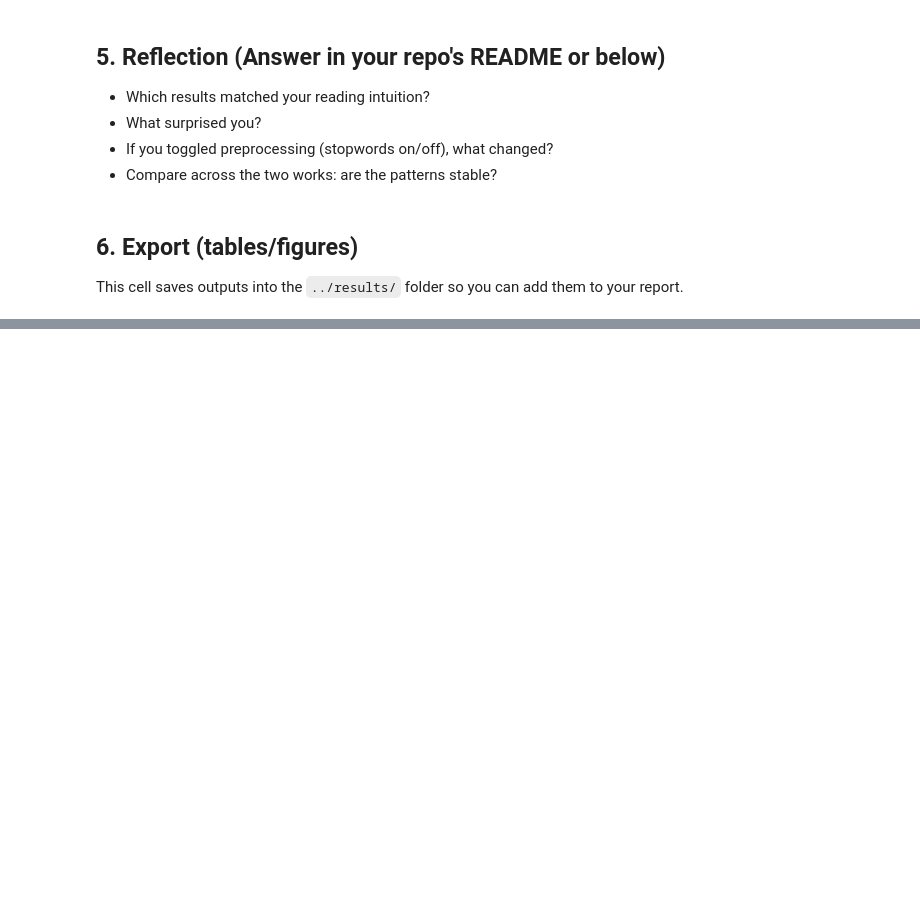
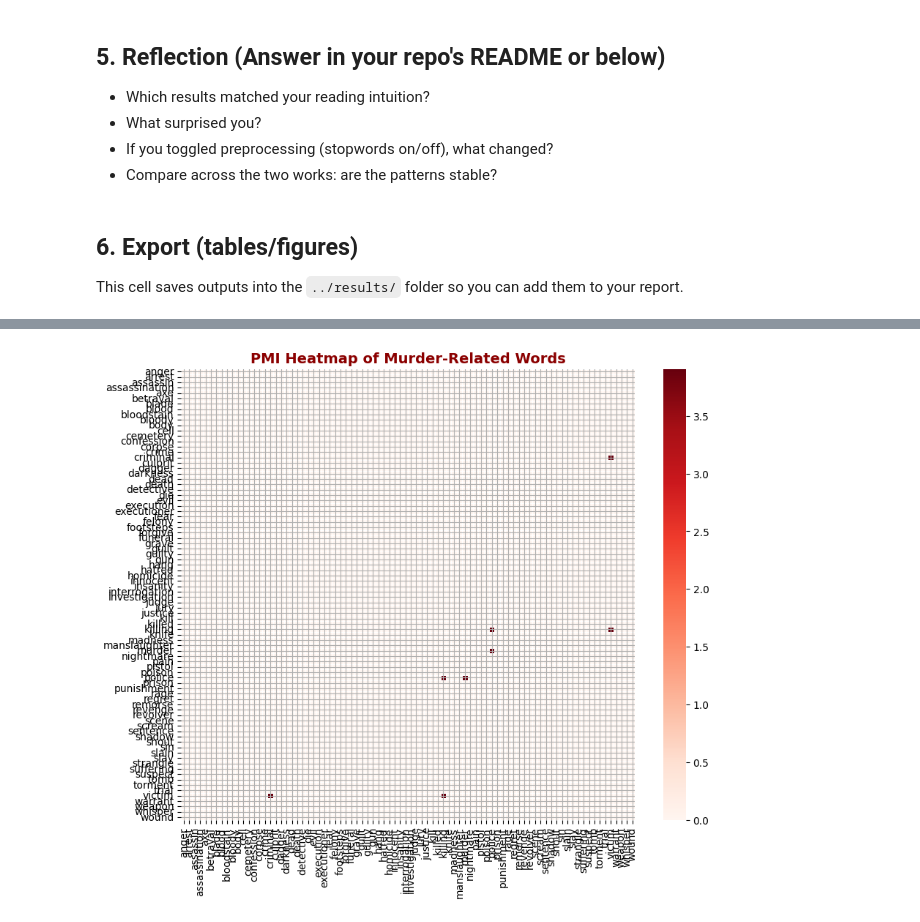
Before and after one commit to NLP-M-A-D/applied-NLP-week2, a Jupyter notebook: notebooks/2_AppliedNLP_Session2_PMI.ipynb, the cells around one changed output, grey strips where cells are left out. Cells and saved outputs as stored; diff of their text form; code cells hidden in the pictures; blank space fills up the shorter version.

```diff
--- a/notebooks/2_AppliedNLP_Session2_PMI.ipynb
+++ b/notebooks/2_AppliedNLP_Session2_PMI.ipynb
@@ -301,0 +378,72 @@ except NameError:
+# %%
+murder_terms = [
+    # Core murder terms
+    "murder", "kill", "killed", "killing", "slay", "slain", "homicide", "manslaughter",
+    "crime", "criminal", "culprit", "felony", "assassin", "assassination",
+
+    # Violence & weapon-related
+    "blood", "bloody", "knife", "dagger", "gun", "revolver", "weapon", "pistol", "axe", "blade",
+    "wound", "corpse", "body", "dead", "death", "die", "execution", "hang", "strangle", "poison",
+
+    # Investigation & justice
+    "victim", "detective", "investigation", "suspect", "trial", "judge", "jury",
+    "sentence", "punishment", "justice", "arrest", "police", "confession", "guilty", "guilt",
+    "innocent", "executioner", "warrant", "prison", "cell", "interrogation",
+
+    # Emotional & psychological
+    "revenge", "anger", "hatred", "madness", "fear", "remorse", "regret", "sin", "forgive",
+    "evil", "suffering", "torment", "pain", "nightmare", "insanity", "betrayal", "rage",
+
+    # Scene & setting
+    "bloodstain", "crime", "scene", "shadow", "darkness", "scream", "shout", "whisper", "footsteps",
+    "grave", "tomb", "cemetery", "funeral"
+]
+
+
+import math
+import matplotlib.pyplot as plt
+import seaborn as sns
+from collections import Counter
+from itertools import combinations
+
+# Example tokens (replace with your own tokenized book)
+tokens = [t.lower() for t in "The murder was investigated by police after the killing of the victim by the criminal".split()]
+
+# PMI calculation setup
+window_size = 5
+murder_set = set(murder_terms)
+
+# Count individual and pair frequencies
+word_count = Counter(tokens)
+pair_count = Counter()
+
+for i, word in enumerate(tokens):
+    if word in murder_set:
+        window = tokens[i+1:i+window_size]
+        for w2 in window:
+            if w2 in murder_set and w2 != word:
+                pair = tuple(sorted((word, w2)))
+                pair_count[pair] += 1
+
+total_tokens = len(tokens)
+
+# Compute PMI
+pmi = {}
+for (w1, w2), cooccur in pair_count.items():
+    p_w1 = word_count[w1] / total_tokens
+    p_w2 = word_count[w2] / total_tokens
+    p_w1_w2 = cooccur / total_tokens
+    pmi_value = math.log2(p_w1_w2 / (p_w1 * p_w2)) if p_w1_w2 > 0 else 0
+    pmi[(w1, w2)] = pmi_value
+
+# Convert to matrix for heatmap
+words = sorted(murder_set)
+matrix = [[pmi.get(tuple(sorted((w1, w2))), 0) for w2 in words] for w1 in words]
+
+# --- Murder-themed PMI Heatmap ---
+plt.figure(figsize=(10,8))
+sns.heatmap(matrix, xticklabels=words, yticklabels=words, cmap='Reds', linewidths=0.5)
+plt.title('PMI Heatmap of Murder-Related Words', fontsize=14, color='darkred', fontweight='bold')
+plt.show()
+# %% [output]
+[figure, added]
```
Also changed, not shown: parts of 7 cells of this notebook, 2 other files.
